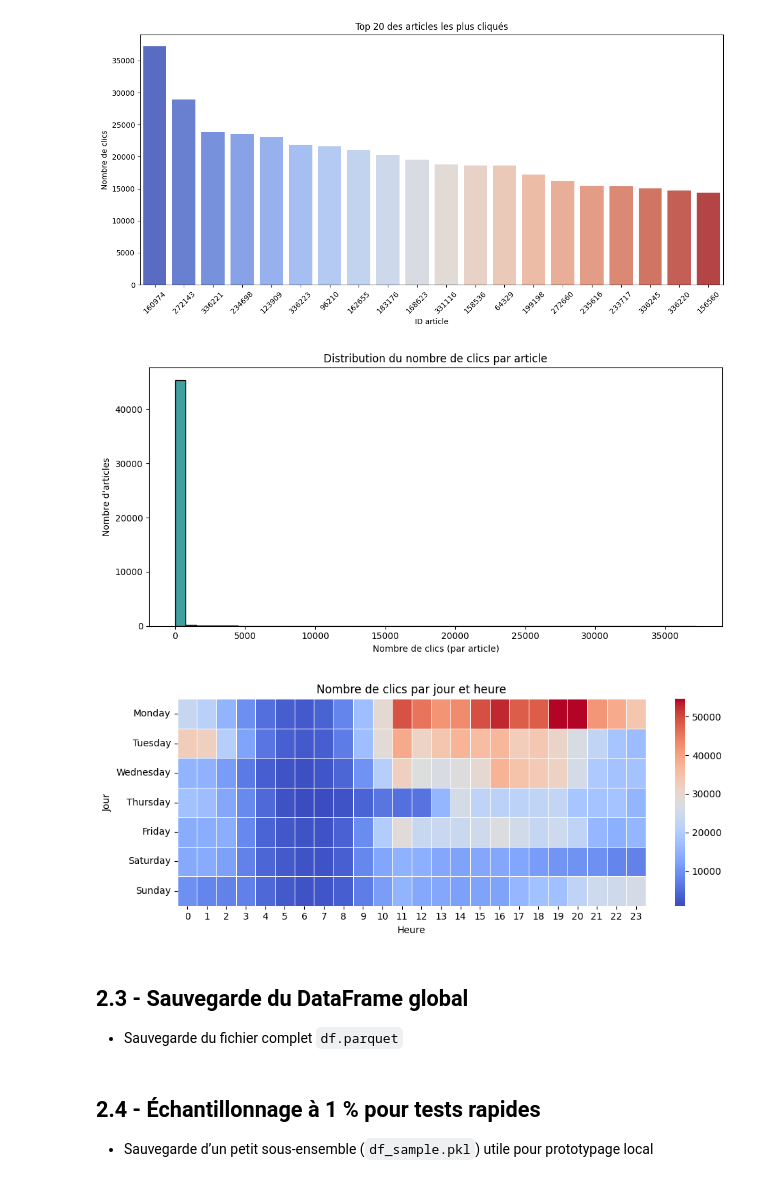
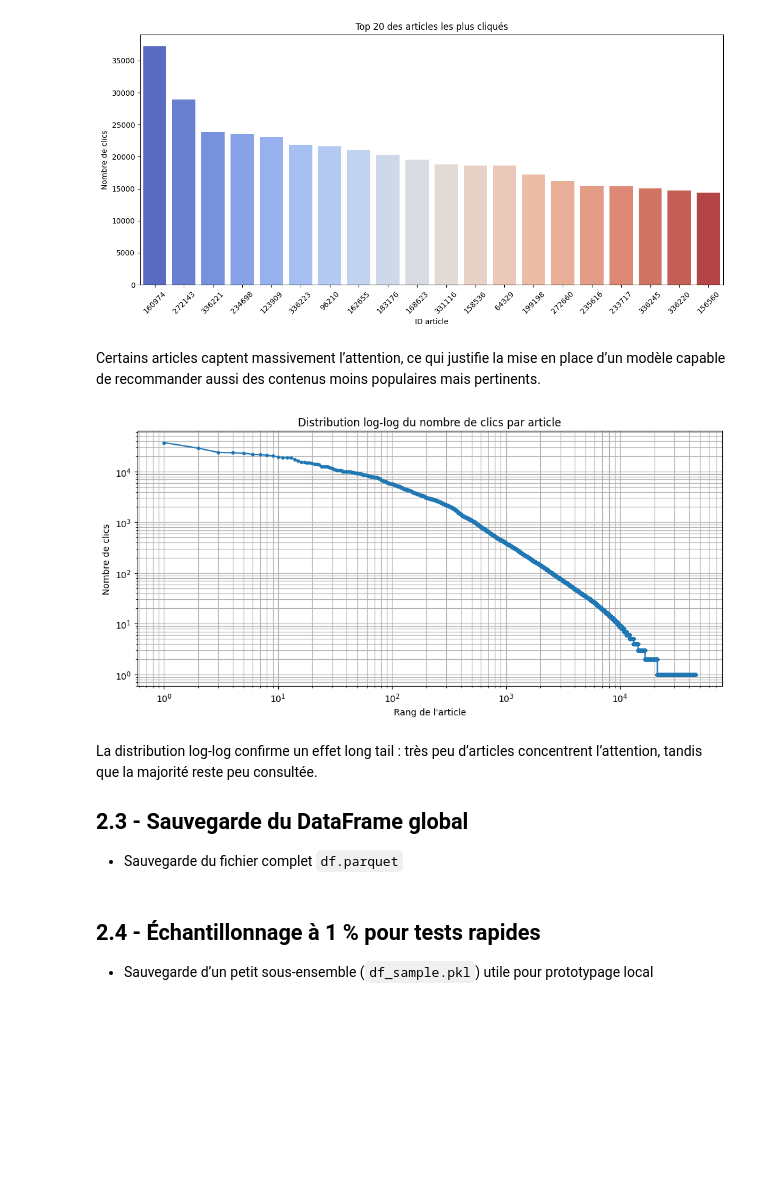
Before and after one commit to Arnaud66170/P10, a Jupyter notebook: notebooks/01_data_preparation.ipynb, the cells around one changed output. Cells and saved outputs as stored; diff of their text form; code cells hidden in the pictures; blank space fills up the shorter version.

```diff
--- a/notebooks/01_data_preparation.ipynb
+++ b/notebooks/01_data_preparation.ipynb
@@ -280,34 +378,22 @@ Passing `palette` without assigning `hue` is deprecated and will be removed in v
 
   sns.barplot(
 [figure]
-# %%
-# Nombre de clics par article (distribution)
-# Voir s’il y a un effet de popularité extrême (power law / long tail)
-plt.figure(figsize=(10, 5))
-sns.histplot(df["article_id"].value_counts(), bins=50, kde=False, color="teal")
-plt.title("Distribution du nombre de clics par article")
-plt.xlabel("Nombre de clics (par article)")
-plt.ylabel("Nombre d'articles")
-plt.tight_layout()
-plt.show()
-# %% [output]
-[figure, removed]
-# %%
-# Heatmap clics par jour & heure
-# Utile pour détecter des moments forts d'engagement
-pivot = df.pivot_table(index="day", columns="hour", values="user_id", aggfunc="count").reindex([
-    "Monday", "Tuesday", "Wednesday", "Thursday", "Friday", "Saturday", "Sunday"
-])
-plt.figure(figsize=(10, 4))
-sns.heatmap(pivot, cmap="coolwarm", linewidths=0.5)
-plt.title("Nombre de clics par jour et heure")
-plt.xlabel("Heure")
-plt.ylabel("Jour")
-plt.tight_layout()
-plt.show()
-# %% [output]
-[figure, removed]
+# %% [markdown]
+Certains articles captent massivement l’attention, ce qui justifie la mise en place d’un modèle capable de recommander aussi des contenus moins populaires mais pertinents.
+# %%
+clicks_per_article = df["article_id"].value_counts()
+plt.figure(figsize=(10, 5))
+plt.loglog(range(1, len(clicks_per_article)+1), clicks_per_article.values, marker=".")
+plt.title("Distribution log-log du nombre de clics par article")
+plt.xlabel("Rang de l'article")
+plt.ylabel("Nombre de clics")
+plt.grid(True, which="both")
+plt.tight_layout()
+plt.show()
+# %% [output]
+[figure, added]
 # %% [markdown]
+La distribution log-log confirme un effet long tail : très peu d’articles concentrent l’attention, tandis que la majorité reste peu consultée.
 ## 2.3 - Sauvegarde du DataFrame global
 - Sauvegarde du fichier complet `df.parquet`
 # %%
```
Also changed, not shown: parts of 11 cells of this notebook, 2 other files.
